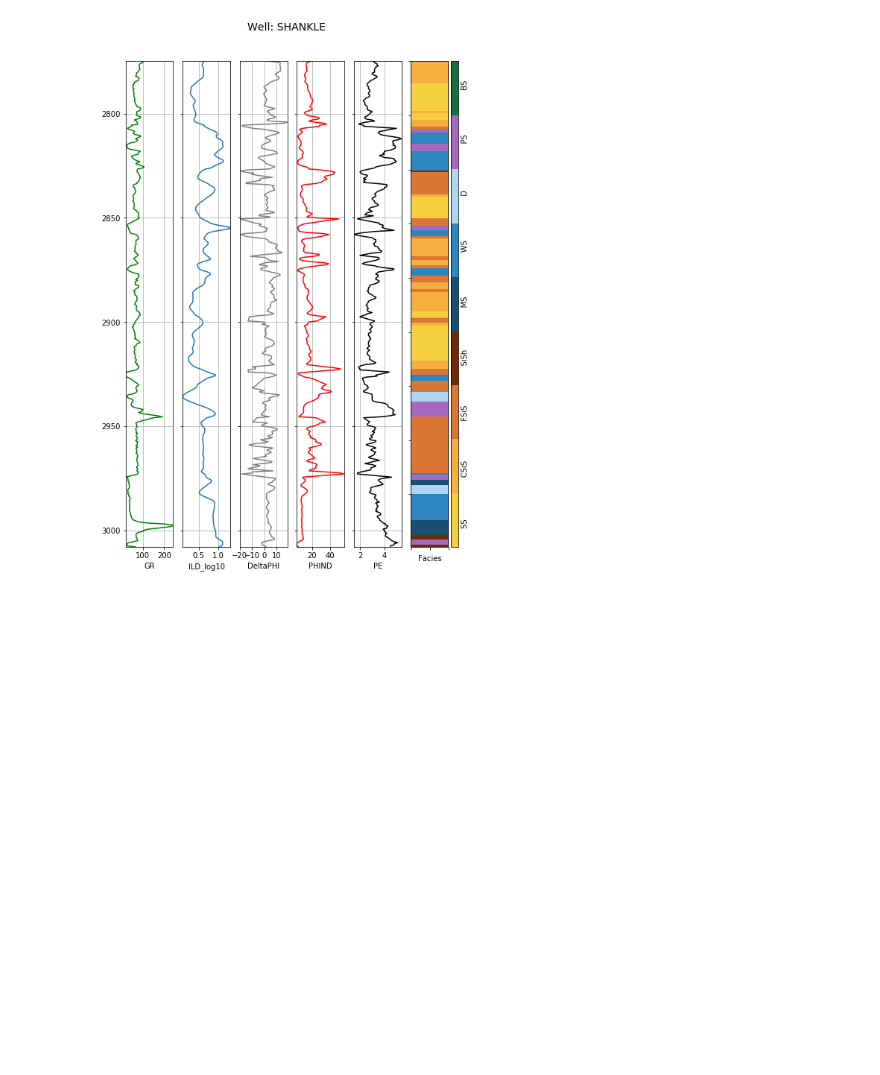
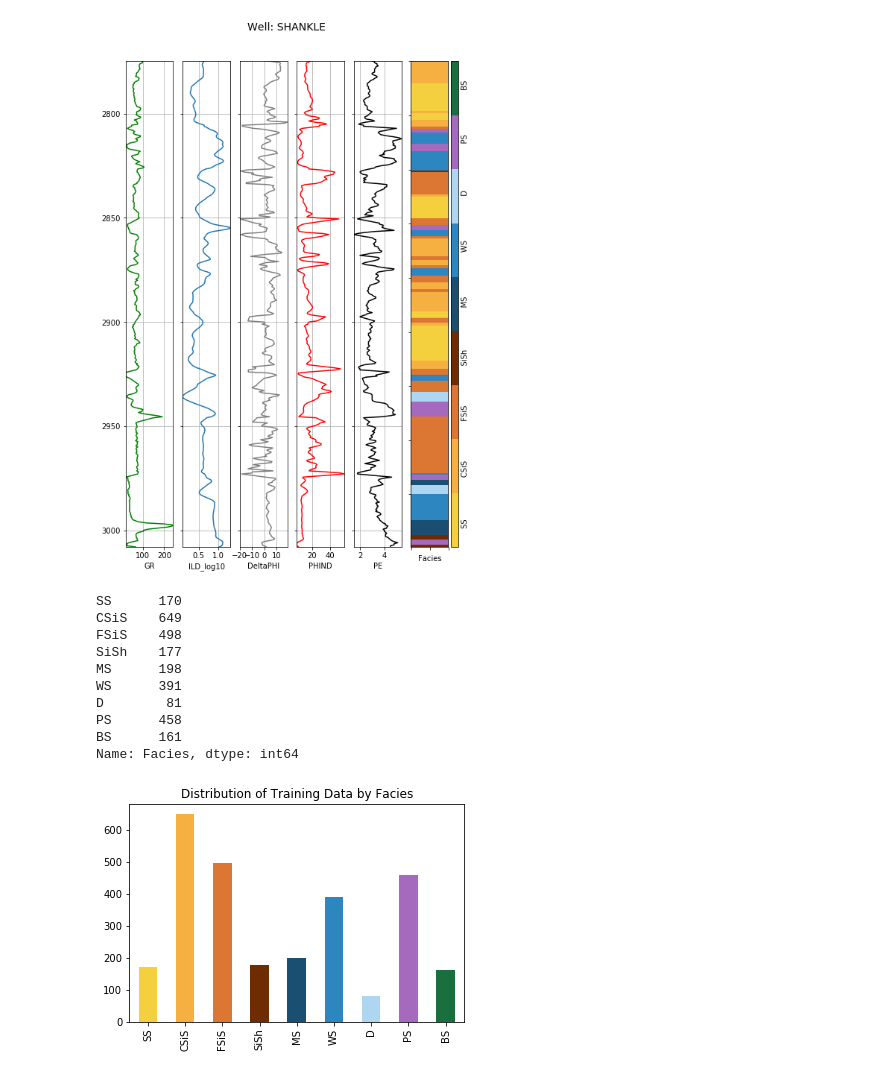
Before and after one commit to tasansal/logfacies, a Jupyter notebook: logfacies.ipynb, the cells around one changed output. Drawn from its saved outputs; the diff is of its cells as text; code cells hidden in the pictures; blank space fills up the shorter version.

Commit message:
cleanup on data

```diff
--- a/logfacies.ipynb
+++ b/logfacies.ipynb
@@ -124,3 +126,29 @@ Training will be done with 9 wells:
   - NEWBY
   - CHURCHMAN BIBLE
 [figure]
+# %%
+PE_mask = training_data['PE'].notnull().values
+training_data = training_data[PE_mask]
+
+#count the number of unique entries for each facies, sort them by
+#facies number (instead of by number of entries)
+facies_counts = training_data['Facies'].value_counts().sort_index()
+#use facies labels to index each count
+facies_counts.index = FACIES_LABELS.values()
+
+fig = facies_counts.plot(kind='bar',color=FACIES_COLORS,
+                   title='Distribution of Training Data by Facies')
+
+facies_counts
+# %% [output]
+SS      170
+CSiS    649
+FSiS    498
+SiSh    177
+MS      198
+WS      391
+D        81
+PS      458
+BS      161
+Name: Facies, dtype: int64
+[figure, added]
```
Also changed, not shown: parts of 2 cells of this notebook, 1 other file.
